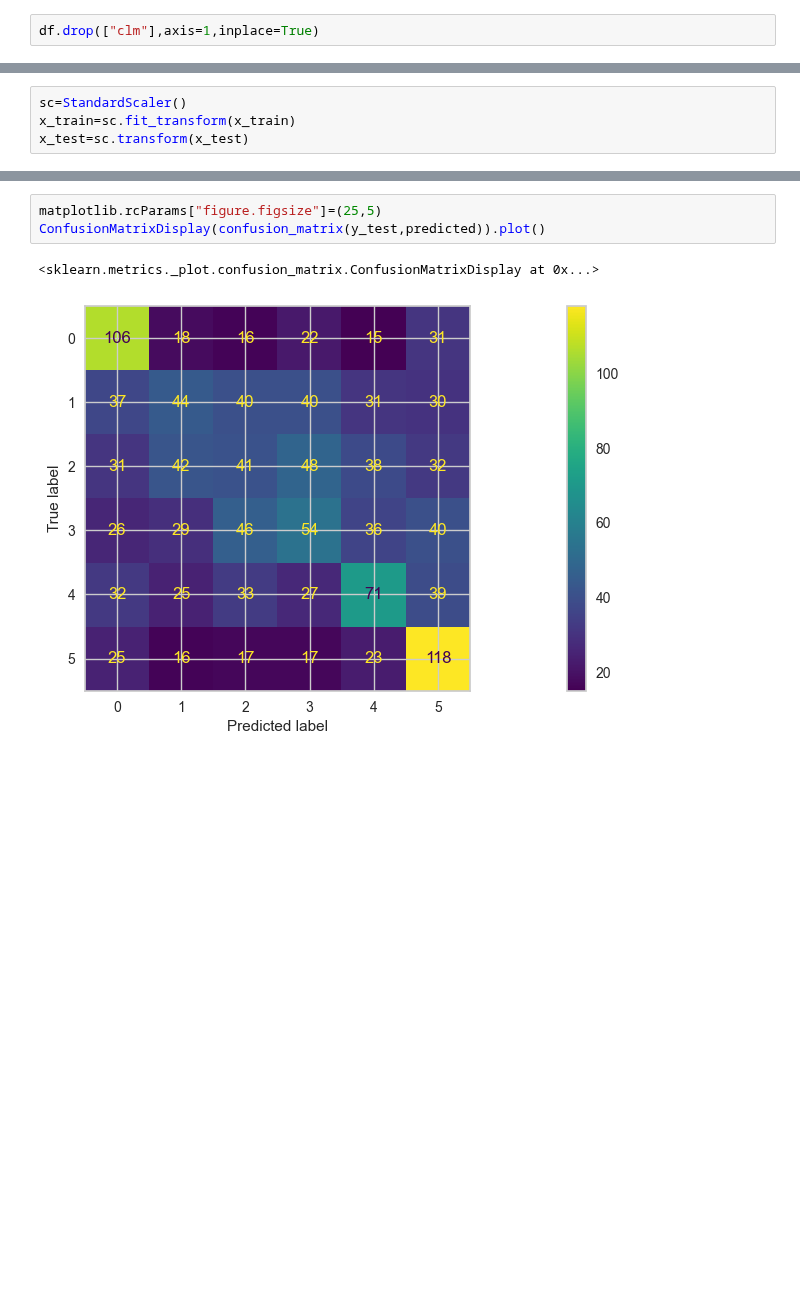
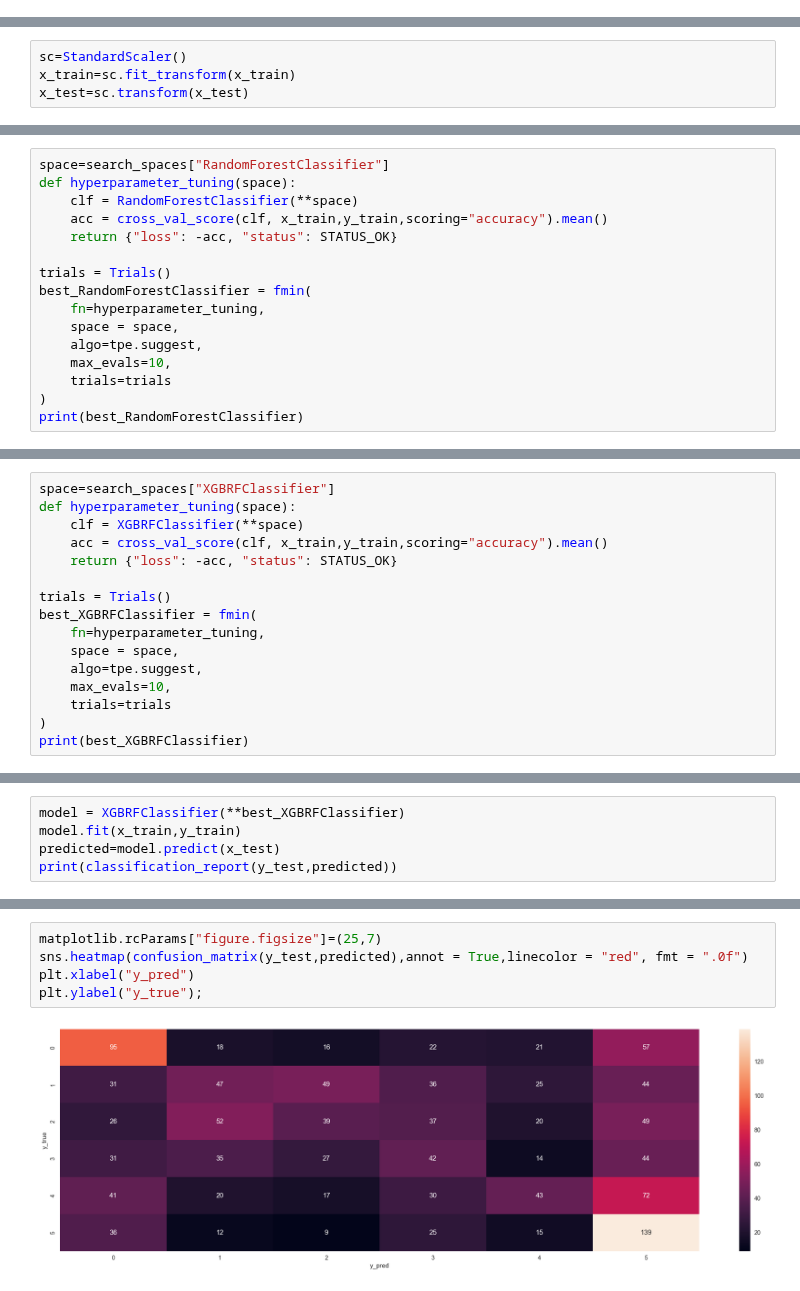
Before and after one commit to omars1234/Insurance_Analysis, a Jupyter notebook: Notebooks/Data_Classification/agecat_classification.ipynb, the cells around one changed output, grey strips where cells are left out. Saved outputs shown, nothing was run; the diff lists cells and outputs as text; blank space fills up the shorter version.

Commit message:
re-run all models with hyperopt

```diff
--- a/Notebooks/Data_Classification/agecat_classification.ipynb
+++ b/Notebooks/Data_Classification/agecat_classification.ipynb
@@ -18,5 +19,3 @@ df=pd.read_csv(r"C:/Users/Omar/Desktop/Omar_Files/Python_Analysis/Auto_Insurance
-# %%
-df.drop(["clm"],axis=1,inplace=True)
 # %%
 from sklearn.metrics import (
     r2_score,accuracy_score,roc_auc_score,auc,roc_curve,precision_score,
@@ -252,0 +225,16 @@ weighted avg       0.31      0.32      0.31      1336
+# %%
+space=search_spaces["RandomForestClassifier"]
+def hyperparameter_tuning(space):
+    clf = RandomForestClassifier(**space)
+    acc = cross_val_score(clf, x_train,y_train,scoring="accuracy").mean()
+    return {"loss": -acc, "status": STATUS_OK}
+
+trials = Trials()
+best_RandomForestClassifier = fmin(
+    fn=hyperparameter_tuning,
+    space = space,
+    algo=tpe.suggest,
+    max_evals=10,
+    trials=trials
+)
+print(best_RandomForestClassifier)
@@ -252,0 +245,16 @@ weighted avg       0.31      0.32      0.31      1336
+# %%
+space=search_spaces["XGBRFClassifier"]
+def hyperparameter_tuning(space):
+    clf = XGBRFClassifier(**space)
+    acc = cross_val_score(clf, x_train,y_train,scoring="accuracy").mean()
+    return {"loss": -acc, "status": STATUS_OK}
+
+trials = Trials()
+best_XGBRFClassifier = fmin(
+    fn=hyperparameter_tuning,
+    space = space,
+    algo=tpe.suggest,
+    max_evals=10,
+    trials=trials
+)
+print(best_XGBRFClassifier)
@@ -252,0 +271,5 @@ weighted avg       0.31      0.32      0.31      1336
+# %%
+model = XGBRFClassifier(**best_XGBRFClassifier)
+model.fit(x_train,y_train)
+predicted=model.predict(x_test)
+print(classification_report(y_test,predicted))
@@ -267,6 +303,7 @@ pd.DataFrame(confusion_matrix(y_test, predicted),columns=col_names,index=index_n
 # %%
-matplotlib.rcParams["figure.figsize"]=(25,5)
-ConfusionMatrixDisplay(confusion_matrix(y_test,predicted)).plot()
+matplotlib.rcParams["figure.figsize"]=(25,7)
+sns.heatmap(confusion_matrix(y_test,predicted),annot = True,linecolor = "red", fmt = ".0f")
+plt.xlabel("y_pred")
+plt.ylabel("y_true");
 # %% [output]
-<sklearn.metrics._plot.confusion_matrix.ConfusionMatrixDisplay at 0x...>
-[figure, old version]
+[figure, new version]
```
Also changed, not shown: parts of 46 cells of this notebook, 32 other files.
